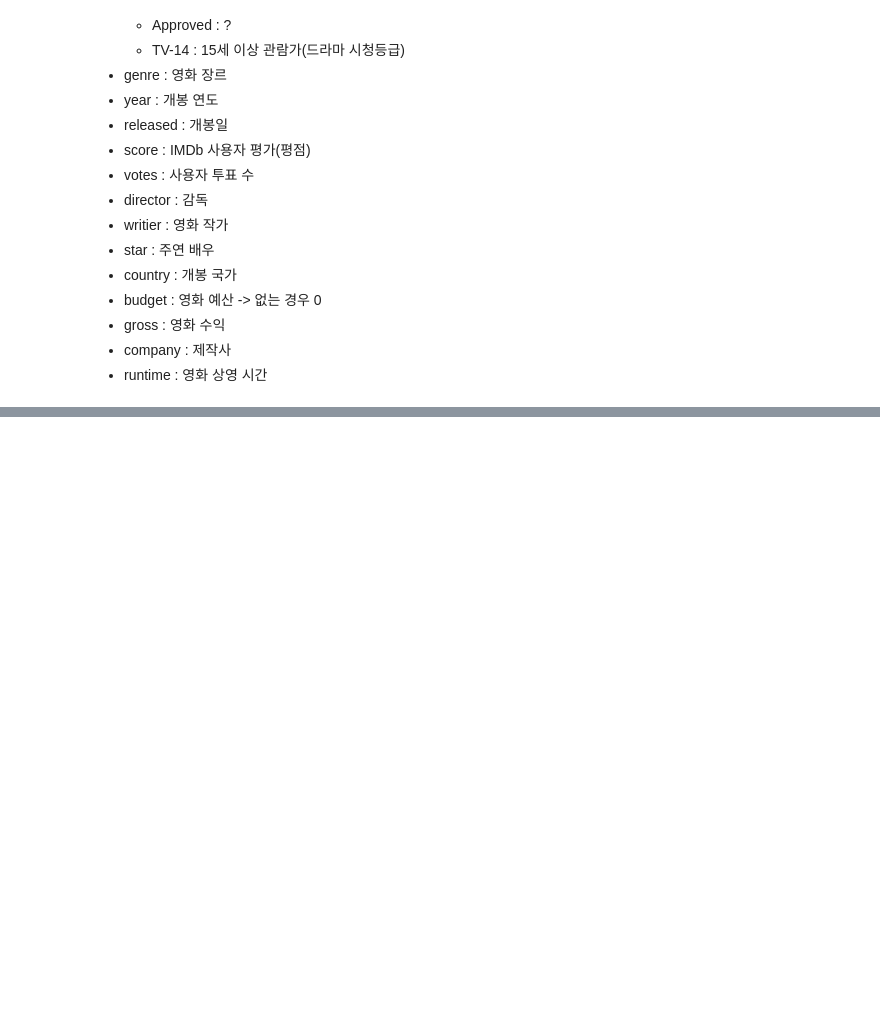
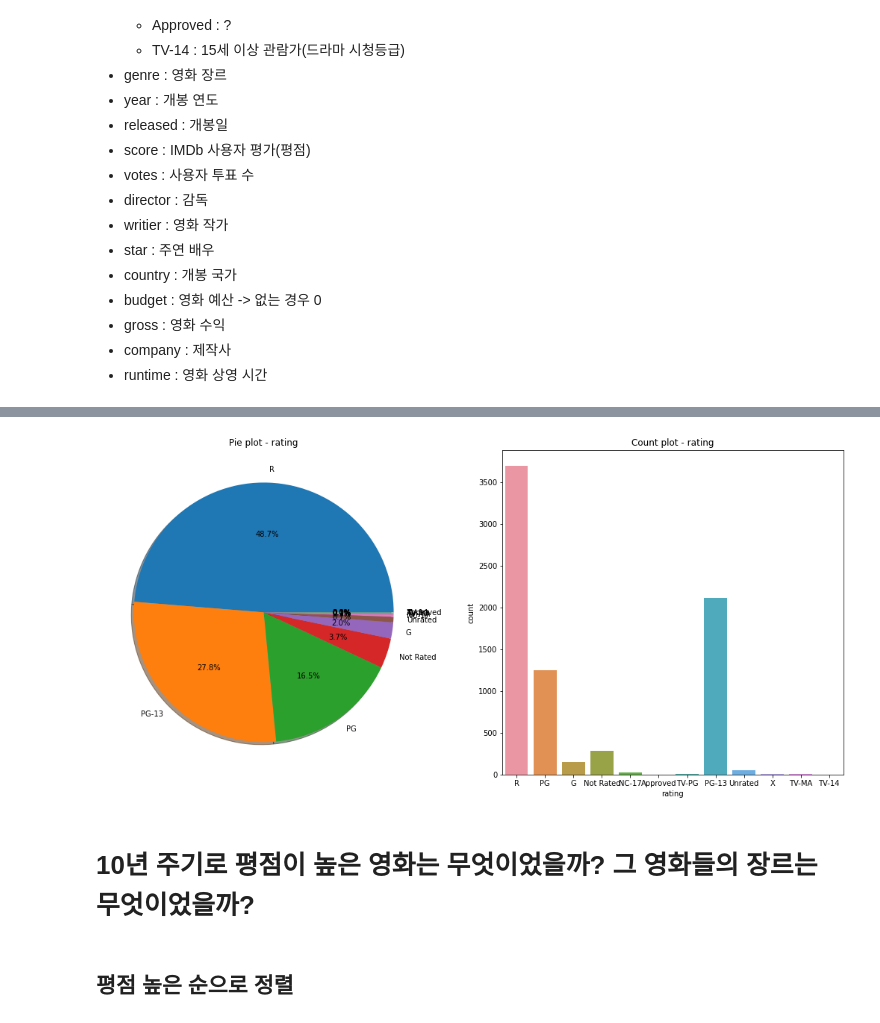
Before and after one commit to JaeHong-Park987/Kaggle, a Jupyter notebook: Movie Industry/Movie Industry 분석.ipynb, the cells around one changed output, grey strips where cells are left out. Drawn from its saved outputs; the diff is of its cells as text; code cells hidden in the pictures; blank space fills up the shorter version.

```diff
--- a/Movie Industry/Movie Industry 분석.ipynb
+++ b/Movie Industry/Movie Industry 분석.ipynb
@@ -84,0 +303,5 @@ Name: genre, dtype: int64
+# %%
+# 등급 조정
+df = df.replace({'rating' : 'TV-14'}, 'PG-13') # TV-14는 PG-13 정도
+
+df['rating'].value_counts()
@@ -84,0 +321,15 @@ Name: genre, dtype: int64
+# %%
+f, ax = plt.subplots(1, 2, figsize = (18,8))
+
+
+df['rating'].value_counts().plot.pie(autopct='%1.1f%%', ax=ax[0], shadow=True)
+ax[0].set_title('Pie plot - rating')
+ax[0].set_ylabel('')
+sns.countplot('rating', data=df, ax=ax[1])
+ax[1].set_title('Count plot - rating')
+
+plt.show()
+# %% [output]
+[figure, added]
+# %% [markdown]
+# 10년 주기로 평점이 높은 영화는 무엇이었을까? 그 영화들의 장르는 무엇이었을까?
@@ -84,0 +343,2 @@ Name: genre, dtype: int64
+# %% [markdown]
+## 평점 높은 순으로 정렬
```
Also changed, not shown: parts of 44 cells of this notebook.
